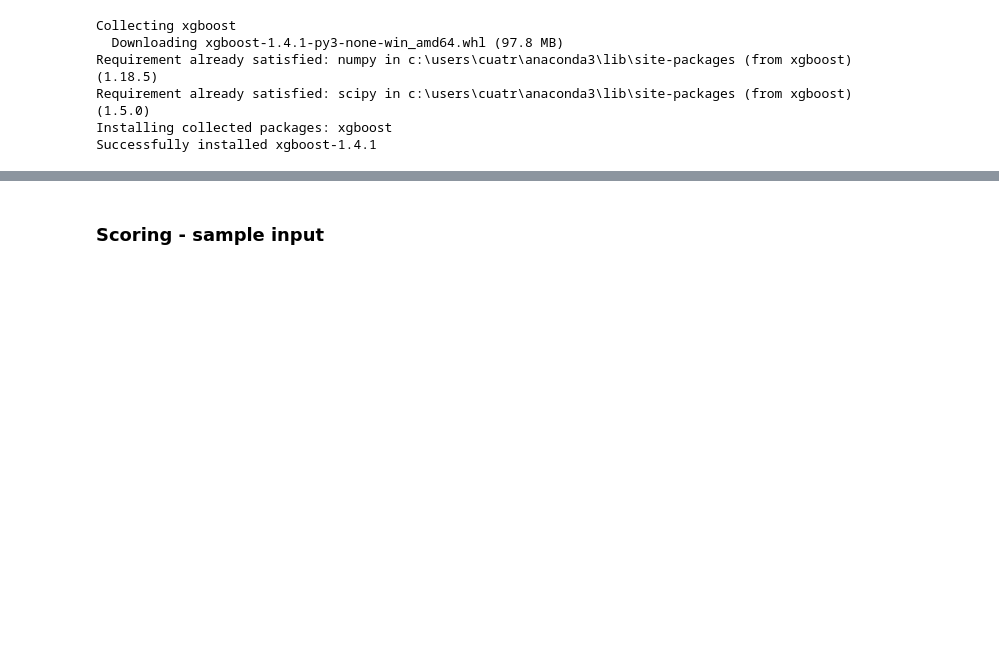
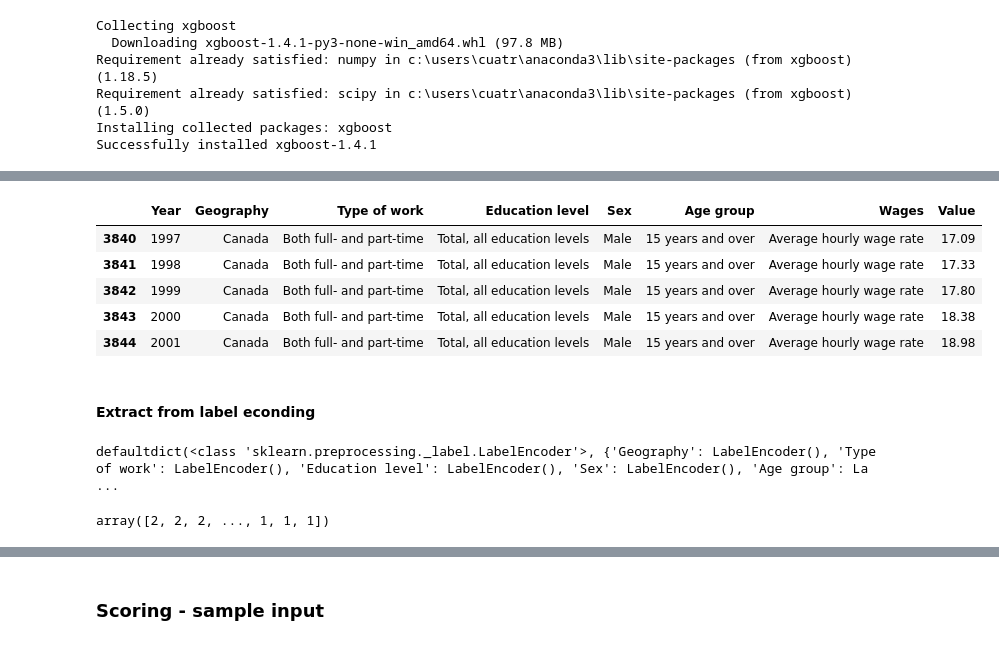
Before and after one commit to cuatro444/Canadian-Wages-Hackathon, a Jupyter notebook: CanadianWages.ipynb, the cells around one changed output, grey strips where cells are left out. Drawn from its saved outputs; the diff is of its cells as text; code cells hidden in the pictures; blank space fills up the shorter version.

```diff
--- a/CanadianWages.ipynb
+++ b/CanadianWages.ipynb
@@ -469,0 +469,29 @@ Wall time: 1min 8s
+# %%
+dataHourlyEmp.head()
+# %% [output]
+|  | Year | Geography | Type of work | Education level | Sex | Age group | Wages | Value |
+| 3840 | 1997 | Canada | Both full- and part-time | Total, all education levels | Male | 15 years and over | Average hourly wage rate | 17.09 |
+| 3841 | 1998 | Canada | Both full- and part-time | Total, all education levels | Male | 15 years and over | Average hourly wage rate | 17.33 |
+| 3842 | 1999 | Canada | Both full- and part-time | Total, all education levels | Male | 15 years and over | Average hourly wage rate | 17.80 |
+| 3843 | 2000 | Canada | Both full- and part-time | Total, all education levels | Male | 15 years and over | Average hourly wage rate | 18.38 |
+| 3844 | 2001 | Canada | Both full- and part-time | Total, all education levels | Male | 15 years and over | Average hourly wage rate | 18.98 |
+# %% [markdown]
+#### Extract from label econding
+# %%
+from collections import defaultdict
+d = defaultdict(LabelEncoder)
+
+# Encoding the variable
+fit = X.apply(lambda x: d[x.name].fit_transform(x))
+
+# Inverse the encoded
+fit.apply(lambda x: d[x.name].inverse_transform(x))
+
+# Using the dictionary to label future data
+X.apply(lambda x: d[x.name].transform(x))
+
+print(d)
+d['Geography'].inverse_transform(X['Geography'])
+# %% [output]
+defaultdict(<class 'sklearn.preprocessing._label.LabelEncoder'>, {'Geography': LabelEncoder(), 'Type of work': LabelEncoder(), 'Education level': LabelEncoder(), 'Sex': LabelEncoder(), 'Age group': La ...
+array([2, 2, 2, ..., 1, 1, 1])
```
Also changed, not shown: parts of 18 cells of this notebook.
